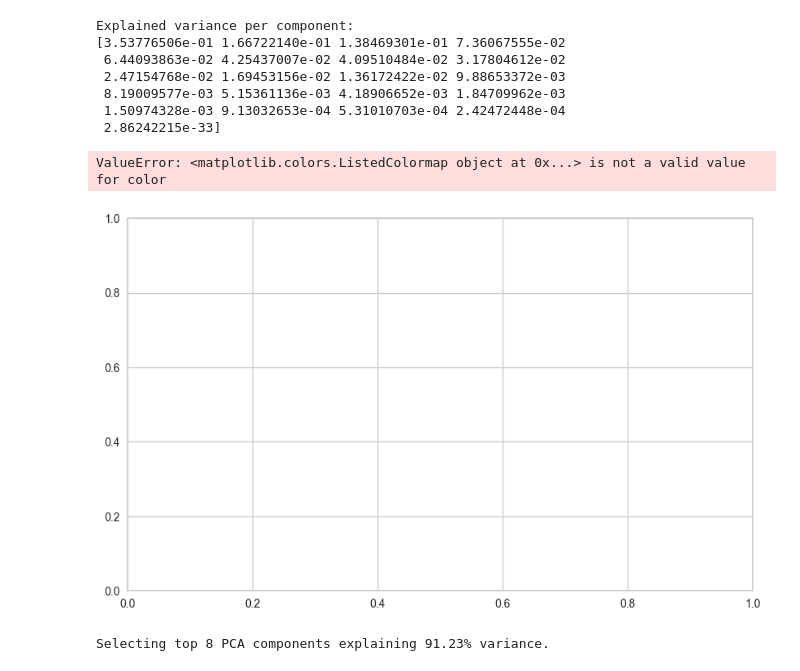
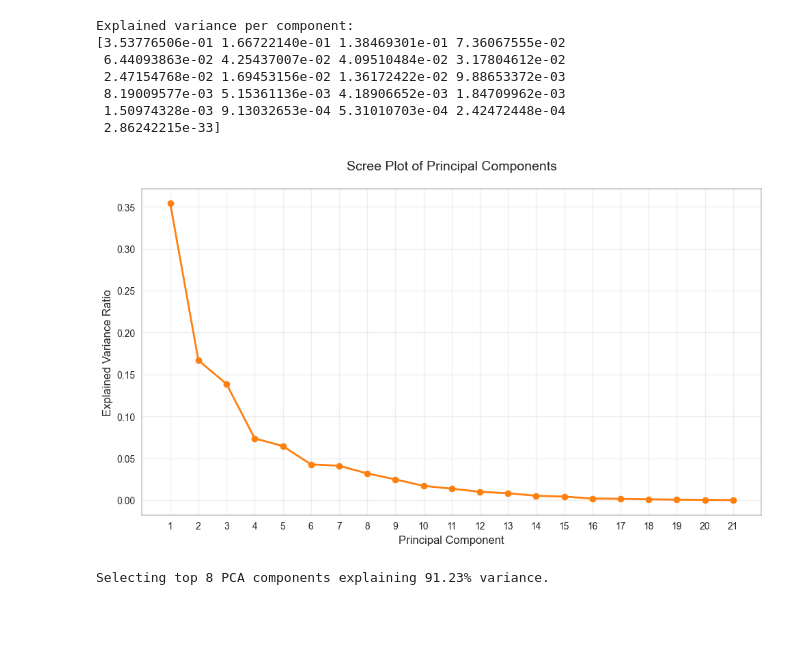
Before and after one commit to TheSotti/World_Bank_Data, a Jupyter notebook: main.ipynb, the cells around one changed output. Cells and saved outputs as stored; diff of their text form; code cells hidden in the pictures; blank space fills up the shorter version.

Commit message:
Kmenas + errors fixed

```diff
--- a/main.ipynb
+++ b/main.ipynb
@@ -336,19 +336,22 @@ Explained variance per component:
  2.86242215e-33]
 # %%
 # Visualize the scree plot
+plt.figure(figsize=(10, 6))
 colors = plt.get_cmap('tab10')
-plt.figure(figsize=(10,6))
-plt.plot(range(1, len(pca.explained_variance_ratio_)+1),
-         pca.explained_variance_ratio_, 'o-', linewidth=2,color = colors)
-plt.title('Scree Plot')
-plt.xlabel('Principal Component')
-plt.ylabel('Explained Variance Ratio')
-plt.xticks(range(1, len(pca.explained_variance_ratio_)+1))
-plt.grid(True)
+plt.plot(range(1, len(pca.explained_variance_ratio_) + 1),
+         pca.explained_variance_ratio_,
+         'o-',
+         linewidth=2,
+         color=colors(1))  # Use first color from tab10 palette
+plt.title('Scree Plot of Principal Components', fontsize=14, pad=20)
+plt.xlabel('Principal Component', fontsize=12)
+plt.ylabel('Explained Variance Ratio', fontsize=12)
+plt.xticks(range(1, len(pca.explained_variance_ratio_) + 1))
+plt.grid(True, alpha=0.3)
+plt.tight_layout()
 plt.show()
 # %% [output]
-ValueError: <matplotlib.colors.ListedColormap object at 0x...> is not a valid value for color
-[figure, old version]
+[figure, new version]
 # %%
 
 # 4. Determine number of components to explain 90% variance
```
Also changed, not shown: parts of 1 cell of this notebook.
